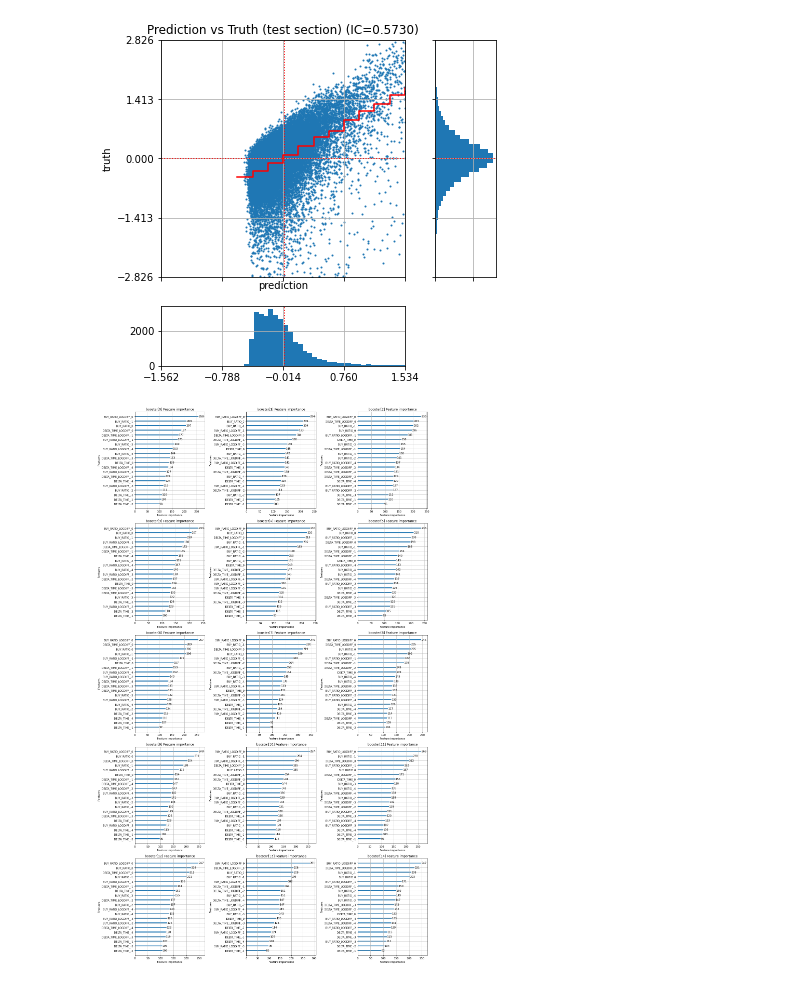
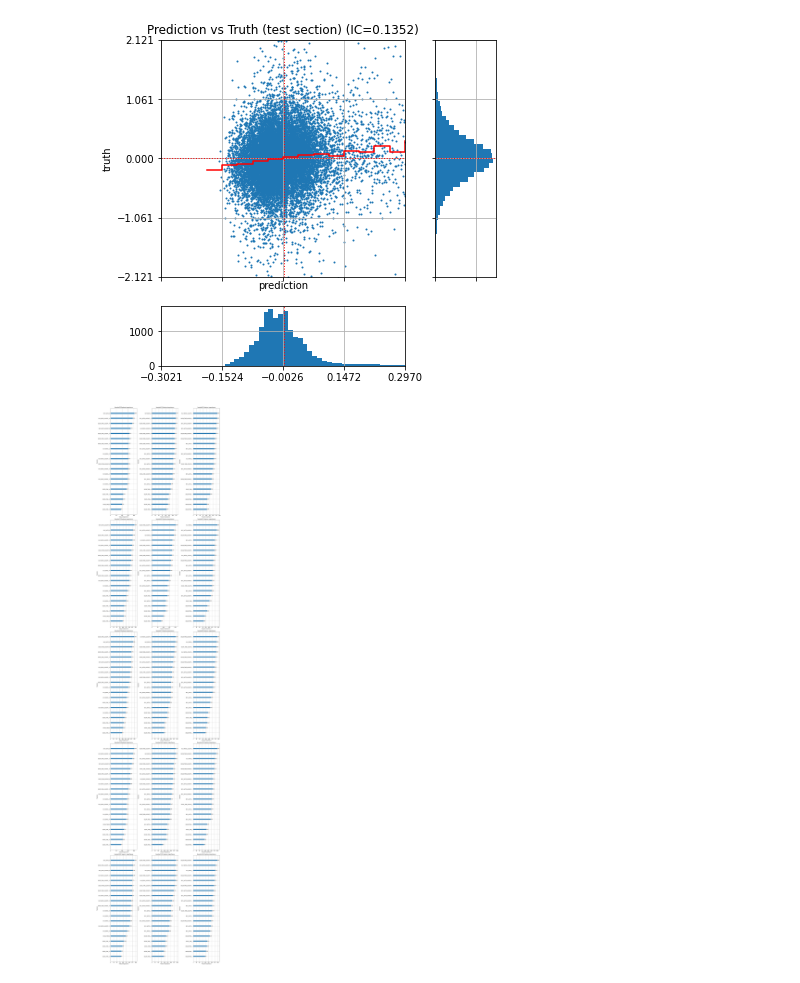
Before and after one commit to WannabeBotter/crypto_misc_jupyter, a Jupyter notebook: lightgbm_exercise/lightgbm_exercise.ipynb, the cells around one changed output. Saved outputs shown, nothing was run; the diff lists cells and outputs as text; code cells hidden in the pictures.

Commit message:
Introduced mlflow record test

```diff
--- a/lightgbm_exercise/lightgbm_exercise.ipynb
+++ b/lightgbm_exercise/lightgbm_exercise.ipynb
@@ -33,6 +39,6 @@ from optuna_util import *
 # %%
 options = {
-    'read_timescaledb': False,
+    'read_timescaledb': True,
     'optimize_atr': False,
     'train_with_optuna': False,
     'svg_output': False
@@ -55,7 +61,7 @@ if options['read_timescaledb'] == True:
     _dbutil = TimeScaleDBUtil(user = _pg_config['user'], password = _pg_config['password'], host = _pg_config['host'], port = _pg_config['port'], database = _pg_config['database'])
 
     # 全区間のドルバーの読み込みと保存 (mplfinanceでの表示のためにカラム名を変更している)
-    df = _dbutil.load_dollarbars('ftx', 'BTC-PERP', 5000000, '2021-01-01 00:00:00.000+00', '2023-01-01 00:00:00.000+00')
+    df = _dbutil.load_dollarbars('ftx', 'BTC-PERP', 10000000, '2021-01-01 00:00:00.000+00', '2023-01-01 00:00:00.000+00')
     df.columns = ['Datetime', 'Open', 'High', 'Low', 'Close', 'dollar_volume', 'dollar_buy_volume', 'dollar_sell_volume', 'dollar_liquidation_buy_volume', 'dollar_liquidation_sell_volume', 'dollar_cumsum', 'dollar_buy_cumsum', 'dollar_sell_cumsum']
     df['fee'] = 0.02 / 100
     df.to_pickle('df_ohlcv.pkl')
@@ -191,6 +197,7 @@ def calc_features(df):
     df['BUY_RATIO_LOG_0'] = np.log1p(df['BUY_RATIO_0'] * 100)
     df['BUY_RATIO_LOGDIFF_0'] = df['BUY_RATIO_LOG_0'].diff()
     df['BUY_RATIO_LOGDIFF_1'] = df['BUY_RATIO_LOGDIFF_0'].shift(-1)
+    df['BUY_RATIO_LOGDIFF_2'] = df['BUY_RATIO_LOGDIFF_0'].shift(-2)
     df['BUY_RATIO_LOGDIFF_-1'] = df['BUY_RATIO_LOGDIFF_0'].shift(1)
     df['BUY_RATIO_LOGDIFF_-2'] = df['BUY_RATIO_LOGDIFF_0'].shift(2)
     df['BUY_RATIO_LOGDIFF_-3'] = df['BUY_RATIO_LOGDIFF_0'].shift(3)
@@ -270,10 +279,29 @@ def display_true_vs_pred(series_true, series_pred, subtitle):
 # 学習に利用しない特徴量はコメントアウトすること
 features = sorted([
 #    'BBANDS_upperband', 'BBANDS_middleband', 'BBANDS_lowerband',
+#    'DEMA', 'EMA', 'HT_TRENDLINE',
+#    'KAMA', 'MA', 'MIDPOINT',
+#    'SMA', 'T3', 'TEMA', 'TRIMA', 'WMA',
+#    'ADX', 'ADXR', 'APO',
+#    'AROON_aroondown', 'AROON_aroonup', 'AROONOSC',
+#    'BOP', 'CCI', 'DX',
+#    'MACD_macd', 'MACD_macdsignal', 'MACD_macdhist',
+#    'MFI',
+#    'MINUS_DI', 'MINUS_DM', 'MOM', 'PLUS_DI', 'PLUS_DM',
+#    'RSI',
+#    'STOCH_slowk', 'STOCH_slowd', 'STOCHF_fastk', 'STOCHF_fastd', 'STOCHRSI_fastk', 'STOCHRSI_fastd',
+#    'TRIX', 'ULTOSC', 'WILLR',
+
+#    'AD', 'ADOSC', 'OBV',
+
+#    'ATR', 'NATR', 'TRANGE',
+
+#    'HT_DCPERIOD', 'HT_DCPHASE', 'HT_PHASOR_inphase', 'HT_PHASOR_quadrature', 'HT_SINE_sine', 'HT_SINE_leadsine', 'HT_TRENDMODE',
+
+#    'BETA', 'CORREL', 'LINEARREG', 'LINEARREG_ANGLE', 'LINEARREG_INTERCEPT', 'LINEARREG_SLOPE', 'STDDEV',
+
     'BUY_RATIO_0', 'BUY_RATIO_-1', 'BUY_RATIO_-2', 'BUY_RATIO_-3', 'BUY_RATIO_-4',
     'BUY_RATIO_LOGDIFF_0', 'BUY_RATIO_LOGDIFF_-1', 'BUY_RATIO_LOGDIFF_-2', 'BUY_RATIO_LOGDIFF_-3', 'BUY_RATIO_LOGDIFF_-4',
-#    'SELL_RATIO',
-#    'SELL_RATIO_T-1', 'SELL_RATIO_T-2', 'SELL_RATIO_T-3', 'SELL_RATIO_T-4',
 #    'LIQUIDATION_BUY_RATIO',
 #    'LIQUIDATION_BUY_RATIO_DIFF_T-1', 'LIQUIDATION_BUY_RATIO_DIFF_T-2', 'LIQUIDATION_BUY_RATIO_DIFF_T-3', 'LIQUIDATION_BUY_RATIO_DIFF_T-4',
 #    'LIQUIDATION_SELL_RATIO',
@@ -282,7 +310,16 @@ features = sorted([
     'DELTA_TIME_LOGDIFF_0', 'DELTA_TIME_LOGDIFF_-1', 'DELTA_TIME_LOGDIFF_-2', 'DELTA_TIME_LOGDIFF_-3', 'DELTA_TIME_LOGDIFF_-4'
 ])
 
-target = 'BUY_RATIO_LOGDIFF_1'
+target = 'BUY_RATIO_LOGDIFF_2'
+
+mlflow_params = {
+    'features': features,
+    'target': target
+}
+
+with open('artifacts/features.txt', 'w') as f:
+    json.dump(mlflow_params, f, indent = 4)
+mlflow.log_artifact('artifacts/features.txt')
 # %%
 # 保存済みのデータフレームを読み込む
 df = pd.read_pickle('df_ohlcv.pkl')
@@ -330,23 +371,27 @@ df = pd.read_pickle('df_ohlcv.pkl')
 df_test = df[(df['Datetime'] >= '2022-01-01 00:00:00+00') & (df['Datetime'] < '2023-01-01 00:00:00+00')].reset_index().copy()
 df_test = calc_features(df_test)
 
-df_test['y_pred'] = lgb_util.predict(df_test[features])
+df_test['pred'] = lgb_util.predict(df_test[features])
 
 # 真値と予測値の関係を見る
-display_true_vs_pred(df_test[target], df_test['y_pred'], 'Prediction vs Truth (test section)')
+fig, ic = display_true_vs_pred(df_test[target], df_test['pred'], 'Prediction vs Truth (test section)')
+mlflow.log_figure(fig, 'Prediction vs Truth (test section).png')
+mlflow.log_metric('IC test section', ic)
 # %% [output]
-[figure, old version]
+[figure, new version]
 # %%
 # CPCVによって生成されたbooster全ての特徴量の重要度を表示する
 boosters = lgb_util.get_cvbooster().boosters
 cols = 3
 rows = math.ceil(len(boosters) / cols)
-fig, axes = plt.subplots(rows, cols, figsize = (cols * 6, rows * 6), tight_layout=True)
+fig, axes = plt.subplots(rows, cols, figsize = (cols * 6, rows * 16), tight_layout=True)
 
 for index, booster in enumerate(boosters):
     lgb.plot_importance(booster, axes[math.floor(index / cols), index % cols], title = f'booster[{index}] Feature importance')
+
+mlflow.log_figure(fig, 'Feature importance.png')
 # %% [output]
-[figure, old version]
+[figure, new version]
 # %%
 # dtreevizを利用した決定木の可視化
 if options['svg_output'] == True:
```
Also changed, not shown: parts of 5 cells of this notebook.
